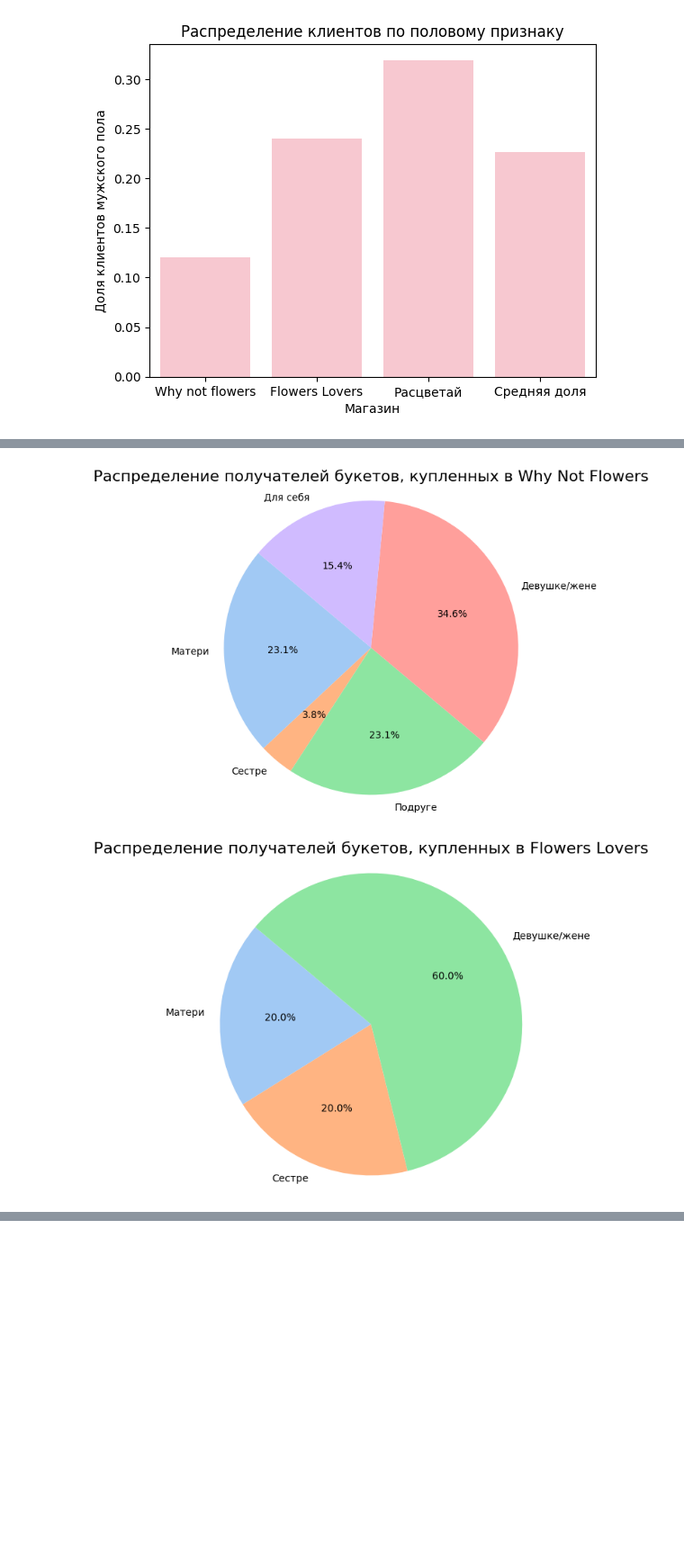
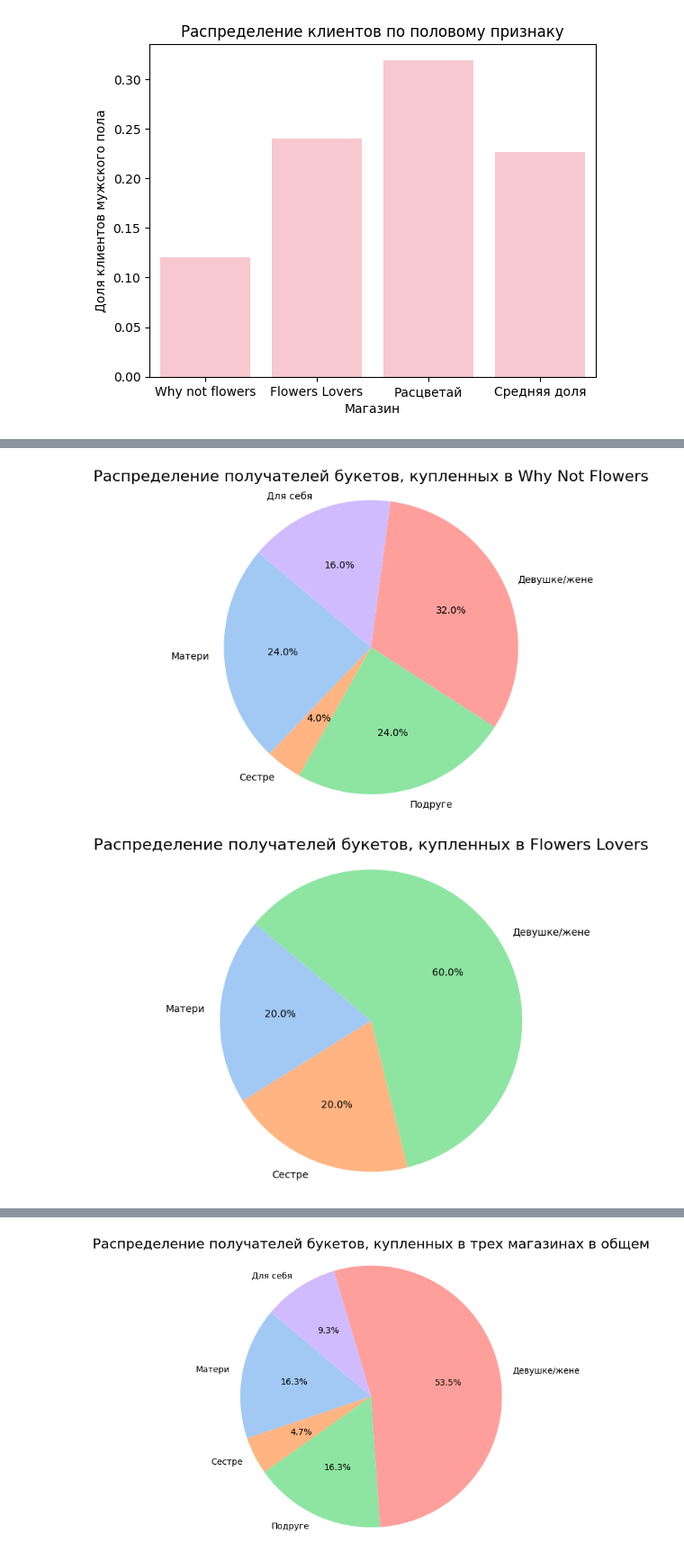
Before and after one commit to Kostia-ogurtsov/Flower_boutique, a Jupyter notebook: flower_boutique.ipynb, the cells around one changed output, grey strips where cells are left out. Shown at 90% size. Drawn from its saved outputs; the diff is of its cells as text; code cells hidden in the pictures; blank space fills up the shorter version.

```diff
--- a/flower_boutique.ipynb
+++ b/flower_boutique.ipynb
@@ -157,7 +139,7 @@ class TargAudience:
       dict_keys = {"Получатель":{}, "Замечания": {}, "Цели": {}, "Ощущения": {} }
       reciever_keys=["мам", "подруг", "себ", "жен", "сестр", "девушк", "дочер", "половин"]
       notes_keys=["ассортимент", "флорист", "сотрудн", "доставк", "сервис", "цена", "обслуж", "персонал"]
-      targets_keys=["свадьб", "свадеб", "день рожден", "домой", "интерьер", "без повода", "8 март", "поздрав", "офис"]
+      targets_keys=["свадьб", "свадеб", "рожден", "домой", "интерьер", "без повода", "8 март", "поздрав", "офис"]
       feelings_keys=["хорош", "прекрасн", "уютн", "атмосферн", "красив", "ужас", "плох", "быстр", 'медлен', "дорог", "недорог", "дешев", "груб", "вежлив", "невежлив"]
       for key in reciever_keys:
         dict_keys["Получатель"][key] = self.find_key_word(key)
@@ -182,6 +164,34 @@ class TargAudience:
       plt.axis('equal')
       plt.show()
       return sum(r_new)
+
+    def create_target_diagram(self):
+      labels = ['Cвадьба', 'Поздравление с праздником', 'Домой/интерерный букет/в офис']
+      r = [self.create_key_dict()['Цели']["свадьб"]+self.create_key_dict()['Цели']["свадеб"], self.create_key_dict()['Цели']['рожден'] + self.create_key_dict()['Цели']['8 март'] + self.create_key_dict()['Цели']["поздрав"], self.create_key_dict()['Цели']["домой"]]
+      r_new = [i for i in r if i!=0]
+      labels_new =[labels[i] for i in range(len(labels)) if r[i]!=0]
+      sizes = [i/sum(r_new) for i in r_new]
+      colors = sns.color_palette('pastel')[0:5]
+      plt.figure(figsize=(6, 6))
+      plt.pie(sizes, labels=labels_new, colors=colors, autopct='%1.1f%%', startangle=140)
+      plt.title(f'Распределение целей потребителей букетов, купленных в {self.name}', fontsize=16)
+      plt.axis('equal')
+      plt.show()
+      return sum(r_new)
+
+    def create_notes_diagram(self):
+      labels = ['Ассортимент', 'Сотрудники/сервис', 'Флористы', "Доставка", 'Цена']
+      r = [self.create_key_dict()['Замечания']["ассортимент"], self.create_key_dict()['Замечания']['сотрудн'] + self.create_key_dict()['Замечания']['сервис']+ self.create_key_dict()['Замечания']['обслуж']+self.create_key_dict()['Замечания']['персонал'], self.create_key_dict()['Замечания']['флорист'], self.create_key_dict()['Замечания']['доставк'], self.create_key_dict()['Замечания']["цена"]]
+      r_new = [i for i in r if i!=0]
+      labels_new =[labels[i] for i in range(len(labels)) if r[i]!=0]
+      sizes = [i/sum(r_new) for i in r_new]
+      colors = sns.color_palette('pastel')[0:5]
+      plt.figure(figsize=(6, 6))
+      plt.pie(sizes, labels=labels_new, colors=colors, autopct='%1.1f%%', startangle=140)
+      plt.title(f'Распределение заметок потребителей букетов, купленных в {self.name}', fontsize=16)
+      plt.axis('equal')
+      plt.show()
+      return sum(r_new)
 # %%
 whynot_users = TargAudience(data_why_not, "Why Not Flowers")
 print(whynot_users.create_key_dict())
@@ -203,0 +214,3 @@ print(rascvetai_users.create_key_dict())
+# %%
+data_common = pd.concat([data_why_not, data_lovers, data_rascvetai], axis=1)
+common_users=TargAudience(data_common, "трех магазинах в общем")
@@ -226,13 +249,16 @@ plt.show()
 # %%
 #Построение круговых диаграмм, отображающих наиболее популярных получателей букетов
 #1, whynot_flowers
 whynot_users.create_reciever_diagram()
 
 #2, lovers_flowers
 lovers_users.create_reciever_diagram()
 
 #3, расцветай
 rascvetai_users.create_reciever_diagram()
+
+#общее
+common_users.create_reciever_diagram()
 # %% [output]
-[figure, old version]
+[figure, new version]
 [figure]
@@ -239,0 +266 @@ rascvetai_users.create_reciever_diagram()
+[figure, added]
```
Also changed, not shown: parts of 13 cells of this notebook.
